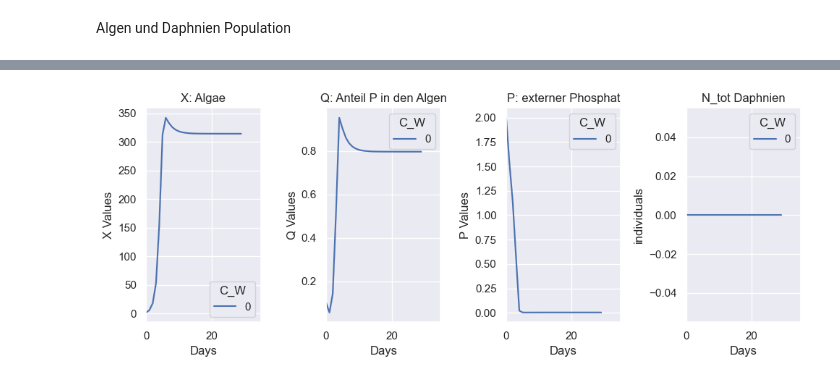
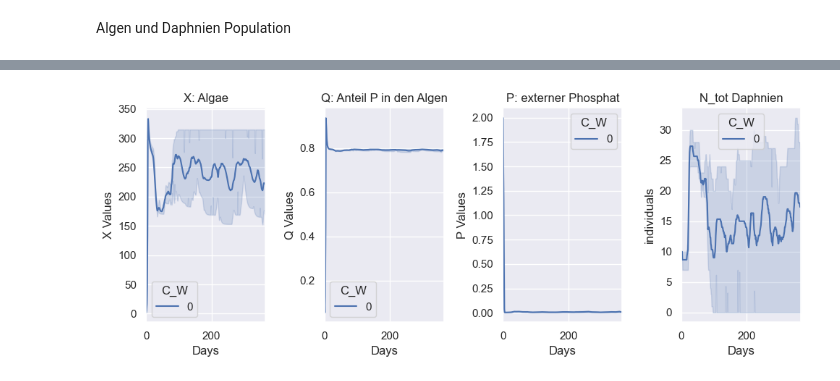
Before and after one commit to Valentin-Schwarz/mempyDEB, a Jupyter notebook: mempyDEB/DEBIBM/algea_model.ipynb, the cells around one changed output, grey strips where cells are left out. Drawn from its saved outputs; the diff is of its cells as text; code cells hidden in the pictures.

```diff
--- a/mempyDEB/DEBIBM/algea_model.ipynb
+++ b/mempyDEB/DEBIBM/algea_model.ipynb
@@ -122,15 +118,15 @@ plt.show()
 # %% [markdown]
 Algen und Daphnien Population
 # %%
-p.glb['tspan'] = (0,30)
-p.glb['N_0'] = 0 #No Daphnia
-p.glb['data_collection_interval']=1 #in order to track shorter tie intervalls
-p.glb['Pdot_in'] = 0.4
-p.glb['tres'] = 240
-p.glb['X0'] = 2
-p.glb['Q0'] = .1
-p.glb['P0'] = 2
-p.glb['C_W'] = 0
-sim = simulate_DEBIBM(p) # runs the baseline model (a variant of DEBkiss)
-mout_constant, aout = sim
-mout_constant
+p_D = deepcopy(defaultparams_DEBIBM)
+p_D.glb['tspan'] = (0,365)
+p_D.glb['N_0'] = 10 #No Daphnia
+p_D.glb['data_collection_interval']=1 #in order to track shorter tie intervalls
+p_D.glb['Pdot_in'] = 0.4
+p_D.glb['tres'] = 240
+p_D.glb['X0'] = 2
+p_D.glb['Q0'] = .1
+p_D.glb['P0'] = 2
+p_D.glb['C_W'] = 0
+sim_daphnia = simulate_DEBIBM(p_D) # runs the baseline model (a variant of DEBkiss)
+mout_daphnia, aout = sim_daphnia
@@ -151,31 +133,31 @@ mout_constant
 # %%
 fig, ax = plt.subplots(ncols = 4, figsize = (10,4))
 
-sns.lineplot(data=mout_constant, x='t_day',y='X', ax= ax[0], hue='C_W' )
+sns.lineplot(data=mout_daphnia, x='t_day',y='X', ax= ax[0], hue='C_W' )
 ax[0].set_title('X: Algae')
 ax[0].set_xlabel('Days')
 ax[0].set_ylabel('X Values')
-ax[0].set_xlim(0,35)
+ax[0].set_xlim(0,365)
 
-sns.lineplot(data=mout_constant, x='t_day',y='Q', ax= ax[1], hue='C_W' )
+sns.lineplot(data=mout_daphnia, x='t_day',y='Q', ax= ax[1], hue='C_W' )
 ax[1].set_title('Q: Anteil P in den Algen')
 ax[1].set_xlabel('Days')
 ax[1].set_ylabel('Q Values')
-ax[1].set_xlim(0,35)
+ax[1].set_xlim(0,365)
 
-sns.lineplot(data=mout_constant, x='t_day',y='P', ax= ax[2], hue='C_W' )
+sns.lineplot(data=mout_daphnia, x='t_day',y='P', ax= ax[2], hue='C_W' )
 ax[2].set_title('P: externer Phosphat')
 ax[2].set_xlabel('Days')
 ax[2].set_ylabel('P Values')
-ax[2].set_xlim(0,35)
+ax[2].set_xlim(0,365)
 
-sns.lineplot(data=mout_constant, x='t_day',y='N_tot', ax= ax[3], hue='C_W' )
+sns.lineplot(data=mout_daphnia, x='t_day',y='N_tot', ax= ax[3], hue='C_W' )
 ax[3].set_title('N_tot Daphnien')
 ax[3].set_xlabel('Days')
 ax[3].set_ylabel('individuals')
-ax[3].set_xlim(0,35)
+ax[3].set_xlim(0,365)
 
 plt.tight_layout()
 plt.show()
 # %% [output]
-[figure, old version]
+[figure, new version]
```
Also changed, not shown: parts of 10 cells of this notebook.
